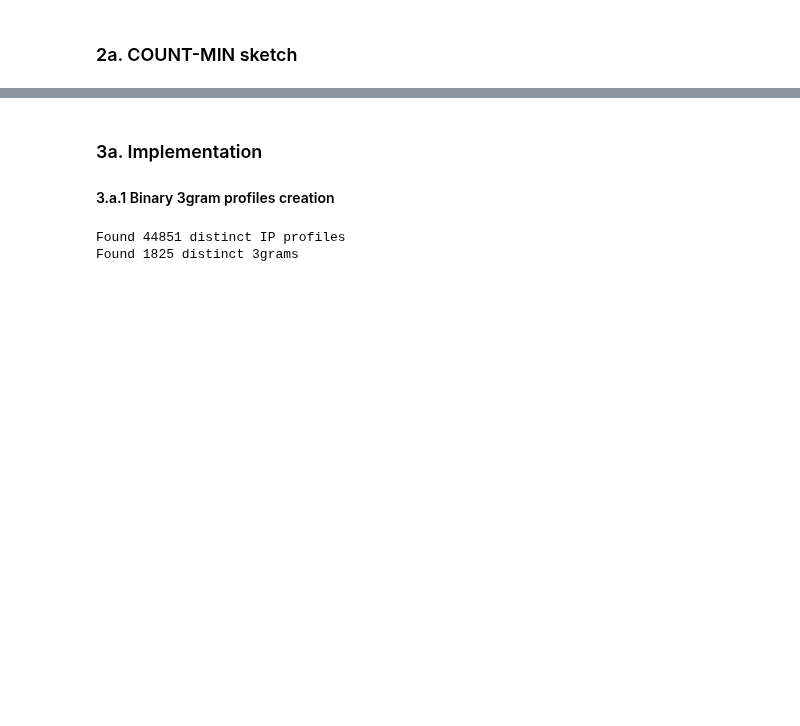
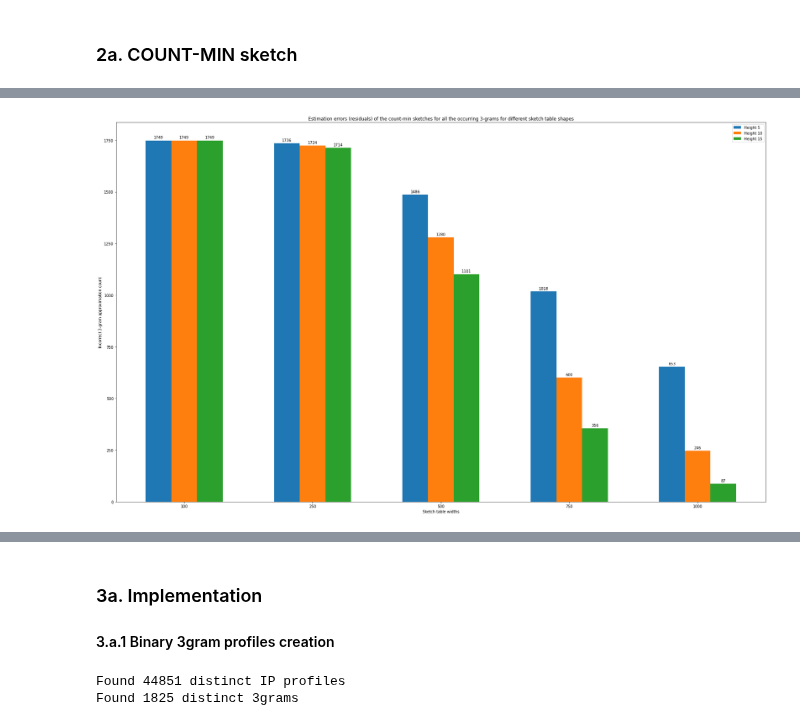
Before and after one commit to kponichtera/cs4035-cda, a Jupyter notebook: lab3/lab3.ipynb, the cells around one changed output, grey strips where cells are left out. Saved outputs shown, nothing was run; the diff lists cells and outputs as text; code cells hidden in the pictures; blank space fills up the shorter version.

```diff
--- a/lab3/lab3.ipynb
+++ b/lab3/lab3.ipynb
@@ -260,0 +543,17 @@ For creating a combined feature, we have chosen TotPkts and Duration fields. We
+# %%
+df_stats = pd.DataFrame()
+
+for i in range(len(approximation_stats)):
+    stats = approximation_stats[i]
+    sketch_height = sketch_tables[i].shape[0]
+    sketch_width = sketch_tables[i].shape[1]
+
+    error_stats = stats['ApproximationError'].describe()
+    error_stats.loc['correctApproximations'] = len(stats.loc[stats['ApproximationError'] == 0])
+    error_stats.loc['incorrectApproximations'] = len(stats.loc[stats['ApproximationError'] != 0])
+    error_stats.loc['sketchWidth'] = sketch_width
+    error_stats.loc['sketchHeight'] = sketch_height
+
+    df_stats[f'({sketch_height}, {sketch_width})'] = error_stats
+
+df_stats.drop(['sketchWidth', 'sketchHeight'])
@@ -260,0 +572,30 @@ For creating a combined feature, we have chosen TotPkts and Duration fields. We
+# %%
+fig, ax = plt.subplots(1, 1, figsize=(25, 15))
+
+x = np.arange(len(sketch_table_widths))
+labels = sketch_table_widths
+bar_width = 0.20
+
+df_stats_T = df_stats.transpose()
+
+h5_incorrect_approx = df_stats_T[df_stats_T['sketchHeight'] == 5]['incorrectApproximations']
+h10_incorrect_approx = df_stats_T[df_stats_T['sketchHeight'] == 10]['incorrectApproximations']
+h15_incorrect_approx = df_stats_T[df_stats_T['sketchHeight'] == 15]['incorrectApproximations']
+
+h5_rects = ax.bar(x - bar_width, h5_incorrect_approx, bar_width, label='Height 5')
+h10_rects = ax.bar(x, h10_incorrect_approx, bar_width, label='Height 10')
+h15_rects = ax.bar(x + bar_width, h15_incorrect_approx, bar_width, label='Height 15')
+ax.bar_label(h5_rects, padding=3)
+ax.bar_label(h10_rects, padding=3)
+ax.bar_label(h15_rects, padding=3)
+
+ax.set_title('Estimation errors (residuals) of the count-min sketches for all the occurring 3-grams for different sketch table shapes')
+ax.set_ylabel('Incorrect 3-gram approximation count')
+ax.set_xlabel('Sketch table widths')
+ax.set_xticks(x, labels)
+ax.legend()
+
+fig.tight_layout()
+plt.show()
+# %% [output]
+[figure, added]
```
Also changed, not shown: parts of 27 cells of this notebook.
